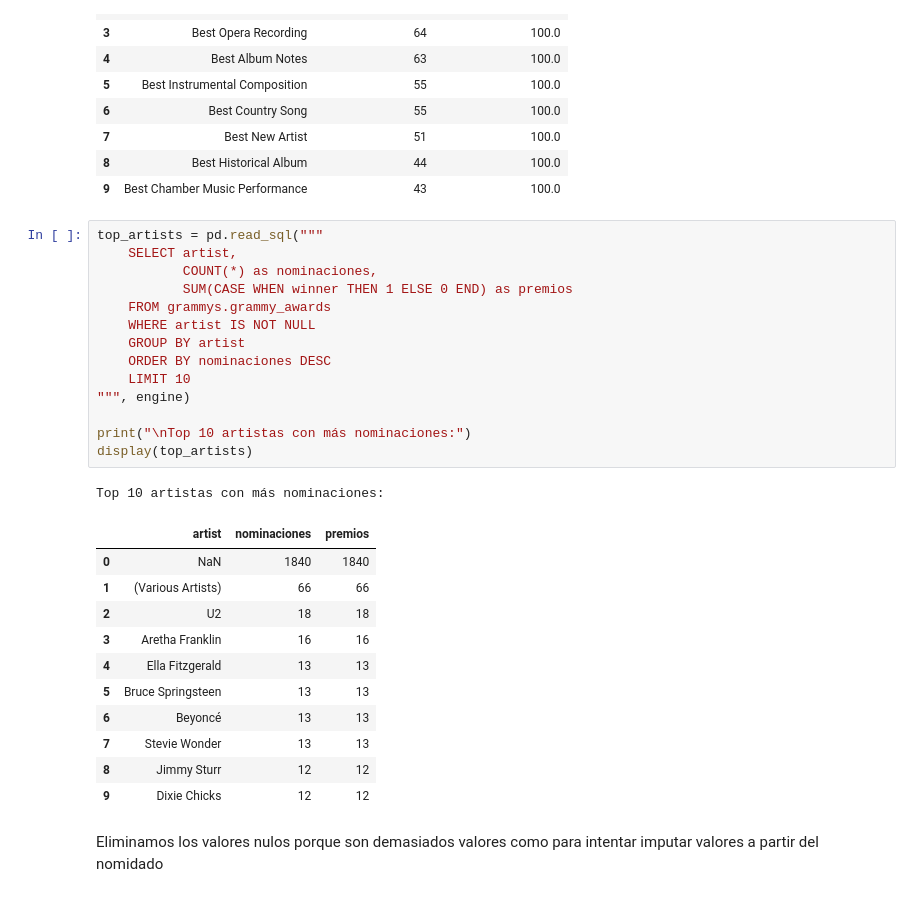
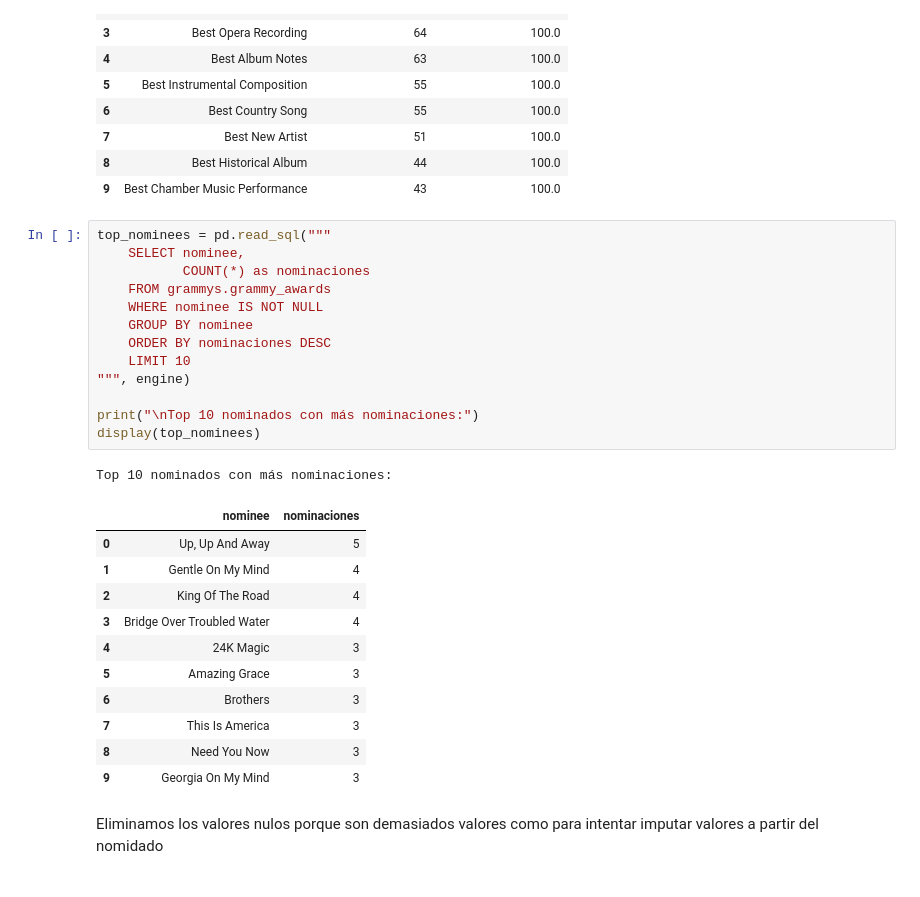
Before and after one commit to XGabrielEdwardsX/workshop_02, a Jupyter notebook: notebooks/grammys_eda_002.ipynb, the cells around one changed output. Saved outputs shown, nothing was run; the diff lists cells and outputs as text.

```diff
--- a/notebooks/grammys_eda_002.ipynb
+++ b/notebooks/grammys_eda_002.ipynb
@@ -218,32 +218,31 @@ display(top_categories)
 | 8 | Best Historical Album | 44 | 100.0 |
 | 9 | Best Chamber Music Performance | 43 | 100.0 |
 # %%
-top_artists = pd.read_sql("""
-    SELECT artist,
-           COUNT(*) as nominaciones,
-           SUM(CASE WHEN winner THEN 1 ELSE 0 END) as premios
+top_nominees = pd.read_sql("""
+    SELECT nominee,
+           COUNT(*) as nominaciones
     FROM grammys.grammy_awards
-    WHERE artist IS NOT NULL
-    GROUP BY artist
+    WHERE nominee IS NOT NULL
+    GROUP BY nominee
     ORDER BY nominaciones DESC
     LIMIT 10
 """, engine)
 
-print("\nTop 10 artistas con más nominaciones:")
-display(top_artists)
+print("\nTop 10 nominados con más nominaciones:")
+display(top_nominees)
 # %% [output]
-Top 10 artistas con más nominaciones:
+Top 10 nominados con más nominaciones:
-|  | artist | nominaciones | premios |
-| 0 | NaN | 1840 | 1840 |
-| 1 | (Various Artists) | 66 | 66 |
-| 2 | U2 | 18 | 18 |
-| 3 | Aretha Franklin | 16 | 16 |
-| 4 | Ella Fitzgerald | 13 | 13 |
-| 5 | Bruce Springsteen | 13 | 13 |
-| 6 | Beyoncé | 13 | 13 |
-| 7 | Stevie Wonder | 13 | 13 |
-| 8 | Jimmy Sturr | 12 | 12 |
-| 9 | Dixie Chicks | 12 | 12 |
+|  | nominee | nominaciones |
+| 0 | Up, Up And Away | 5 |
+| 1 | Gentle On My Mind | 4 |
+| 2 | King Of The Road | 4 |
+| 3 | Bridge Over Troubled Water | 4 |
+| 4 | 24K Magic | 3 |
+| 5 | Amazing Grace | 3 |
+| 6 | Brothers | 3 |
+| 7 | This Is America | 3 |
+| 8 | Need You Now | 3 |
+| 9 | Georgia On My Mind | 3 |
 # %% [markdown]
 Eliminamos los valores nulos porque son demasiados valores como para intentar imputar valores a partir del nomidado
 # %%
```
Also changed, not shown: parts of 1 cell of this notebook.
